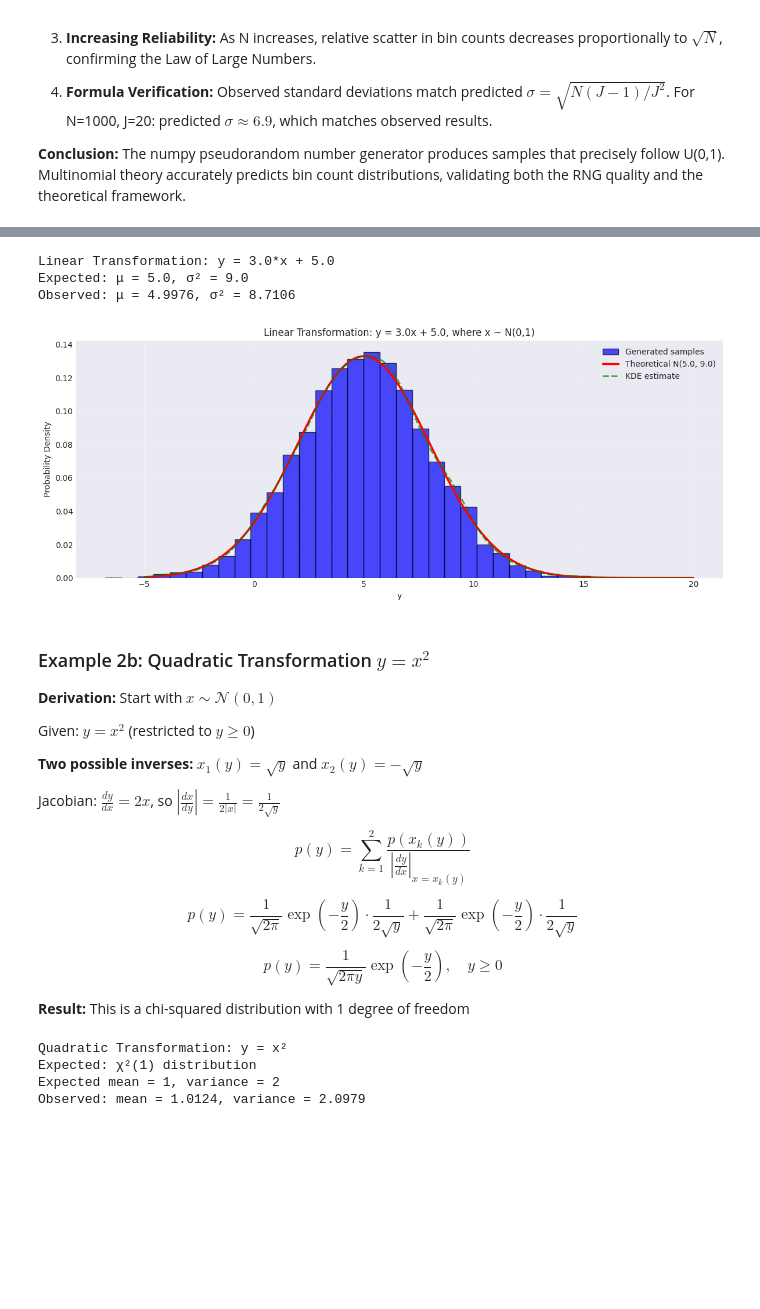
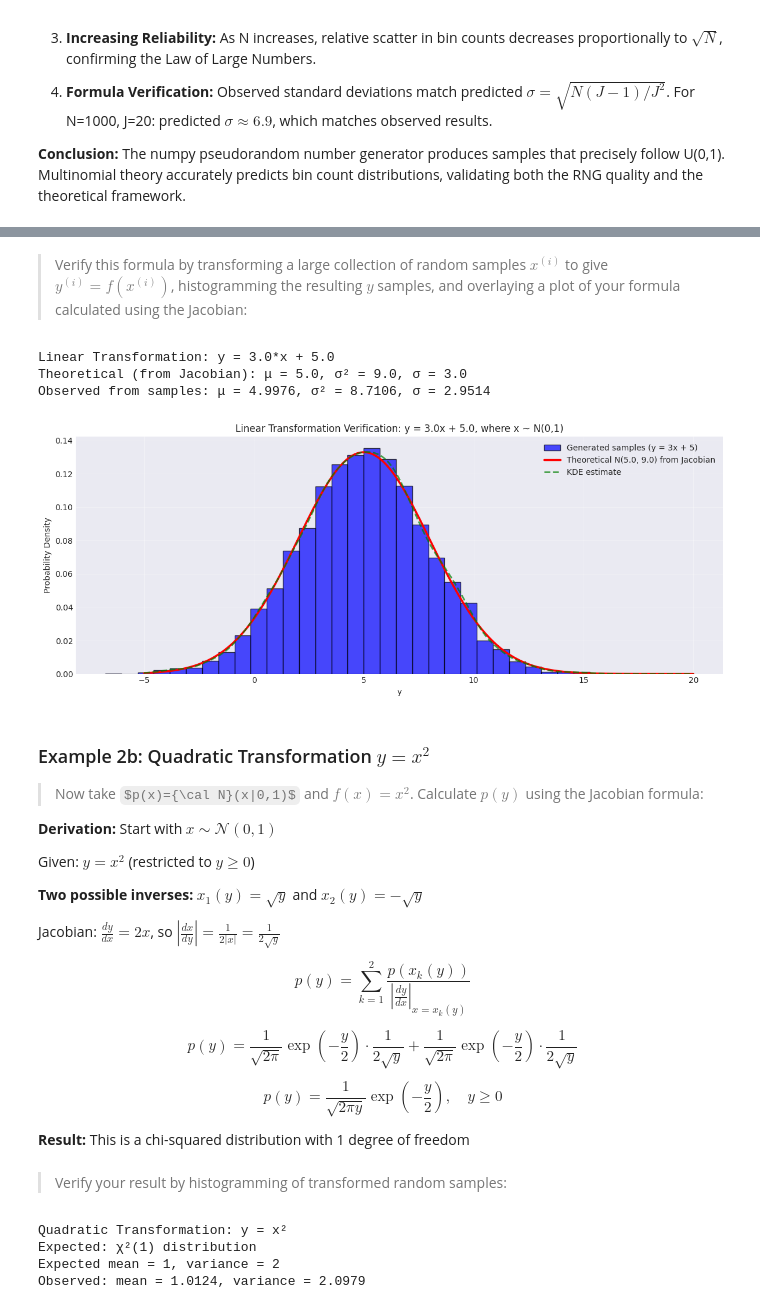
Before and after one commit to liuzihe02/iia, a Jupyter notebook: 3F3/rv_lab.ipynb, the cells around one changed output, grey strips where cells are left out. Drawn from its saved outputs; the diff is of its cells as text; code cells hidden in the pictures; some formulas as TeX source; blank space fills up the shorter version.

```diff
--- a/3F3/rv_lab.ipynb
+++ b/3F3/rv_lab.ipynb
@@ -524,67 +573,84 @@ Now take p(x) = N(x|0,1) and f(x) = x². Calculate p(y) using the Jacobian formu
+# %% [markdown]
+> Verify this formula by transforming a large collection of random samples $x^{(i)}$ to give $y^{(i)}=f(x^{(i)})$, histogramming the resulting $y$ samples, and overlaying a plot of your formula calculated using the Jacobian:
 # %%
 # Example 2a: Linear transformation y = ax + b
-# Start with x ~ N(0, 1)
+# Verification of Jacobian derivation from theory above
 
+# Transformation parameters
 a = 3.0
 b = 5.0
 
-# Generate and transform
+# From theoretical derivation in Cell 16:
+# If x ~ N(0,1) and y = ax + b, then y ~ N(b, a²)
+# Expected: μ = b = 5, σ² = a² = 9, σ = 3
+
+# Generate standard normal samples and apply linear transformation
 N_samples = 5000
-x = np.random.randn(N_samples)
-y = a * x + b  # y should be ~ N(b, a²) = N(5, 9)
+x = np.random.randn(N_samples)  # x ~ N(0, 1)
+y = a * x + b  # Apply transformation: y = 3x + 5
 
-# Theoretical distribution
-mu_theory = b
-sigma_theory = a
+# Theoretical distribution parameters (from Jacobian formula)
+mu_theory = b  # Mean = b = 5
+sigma_theory = a  # Standard deviation = |a| = 3
+variance_theory = a**2  # Variance = a² = 9
 
 print(f"\nLinear Transformation: y = {a}*x + {b}")
-print(f"Expected: μ = {mu_theory}, σ² = {sigma_theory**2}")
-print(f"Observed: μ = {y.mean():.4f}, σ² = {y.std() ** 2:.4f}")
+print(
+    f"Theoretical (from Jacobian): μ = {mu_theory}, σ² = {variance_theory}, σ = {sigma_theory}"
+)
+print(
+    f"Observed from samples: μ = {y.mean():.4f}, σ² = {y.var():.4f}, σ = {y.std():.4f}"
+)
 
-# Plot
+# Plot verification
 fig, ax = plt.subplots(figsize=(12, 5))
 
-# Histogram
+# Histogram of transformed samples
 counts, bins, patches = ax.hist(
     y,
     bins=30,
     density=True,
     alpha=0.7,
     color="blue",
     edgecolor="black",
-    label="Generated samples",
+    label="Generated samples (y = 3x + 5)",
 )
 
-# Theoretical PDF
+# Theoretical PDF: p(y) = N(y|b, a²) from Jacobian derivation
 x_range = np.linspace(-5, 20, 300)
 p_theory = stats.norm.pdf(x_range, loc=mu_theory, scale=sigma_theory)
 ax.plot(
     x_range,
     p_theory,
     "r-",
     linewidth=2.5,
-    label=f"Theoretical N({mu_theory}, {sigma_theory**2})",
+    label=f"Theoretical N({mu_theory}, {variance_theory}) from Jacobian",
 )
 
-# KDE
+# KDE estimate
 x_kde, pdf_kde = ksdensity(y, width=0.5, x_axis=x_range)
 ax.plot(x_kde, pdf_kde, "g--", linewidth=2, alpha=0.7, label="KDE estimate")
 
 ax.set_xlabel("y")
 ax.set_ylabel("Probability Density")
-ax.set_title(f"Linear Transformation: y = {a}x + {b}, where x ~ N(0,1)")
+ax.set_title(f"Linear Transformation Verification: y = {a}x + {b}, where x ~ N(0,1)")
 ax.legend()
 ax.grid(True, alpha=0.3)
 
 plt.tight_layout()
 plt.show()
+
+# Verification: The excellent match confirms the Jacobian formula
+# p(y) = (1/√(2πa²)) exp(-(y-b)²/(2a²)) = N(b, a²)
 # %% [output]
 Linear Transformation: y = 3.0*x + 5.0
-Expected: μ = 5.0, σ² = 9.0
-Observed: μ = 4.9976, σ² = 8.7106
+Theoretical (from Jacobian): μ = 5.0, σ² = 9.0, σ = 3.0
+Observed from samples: μ = 4.9976, σ² = 8.7106, σ = 2.9514
-[figure, old version]
+[figure, new version]
 # %% [markdown]
 ### Example 2b: Quadratic Transformation $y = x^2$
+
+>  Now take $p(x)={\cal N}(x|0,1)$ and $f(x)=x^2$. Calculate $p(y)$ using the Jacobian formula:
 
 **Derivation:** Start with $x \sim \mathcal{N}(0, 1)$
 
@@ -601,6 +667,8 @@ $$p(y) = \frac{1}{\sqrt{2\pi}}\exp\left(-\frac{y}{2}\right) \cdot \frac{1}{2\sqr
 $$p(y) = \frac{1}{\sqrt{2\pi y}}\exp\left(-\frac{y}{2}\right), \quad y \geq 0$$
 
 **Result:** This is a chi-squared distribution with 1 degree of freedom
+# %% [markdown]
+> Verify your result by histogramming of transformed random samples:
 # %%
 # Example 2b: Quadratic transformation y = x²
 # Start with x ~ N(0, 1)
```
Also changed, not shown: parts of 3 cells of this notebook, 2 other files.
